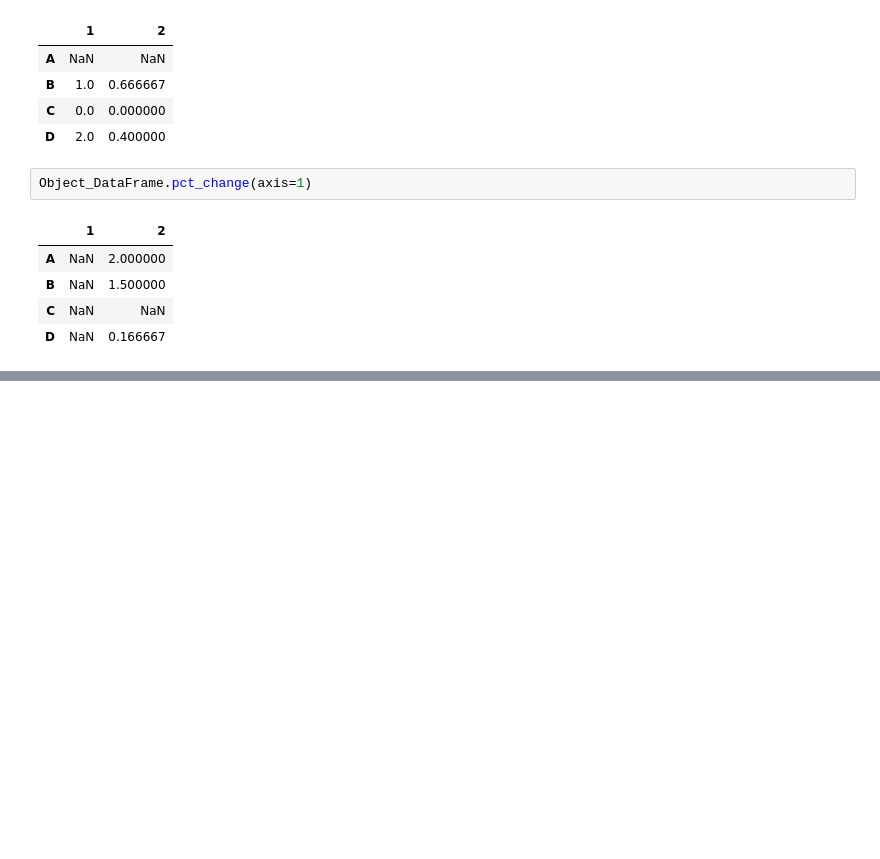
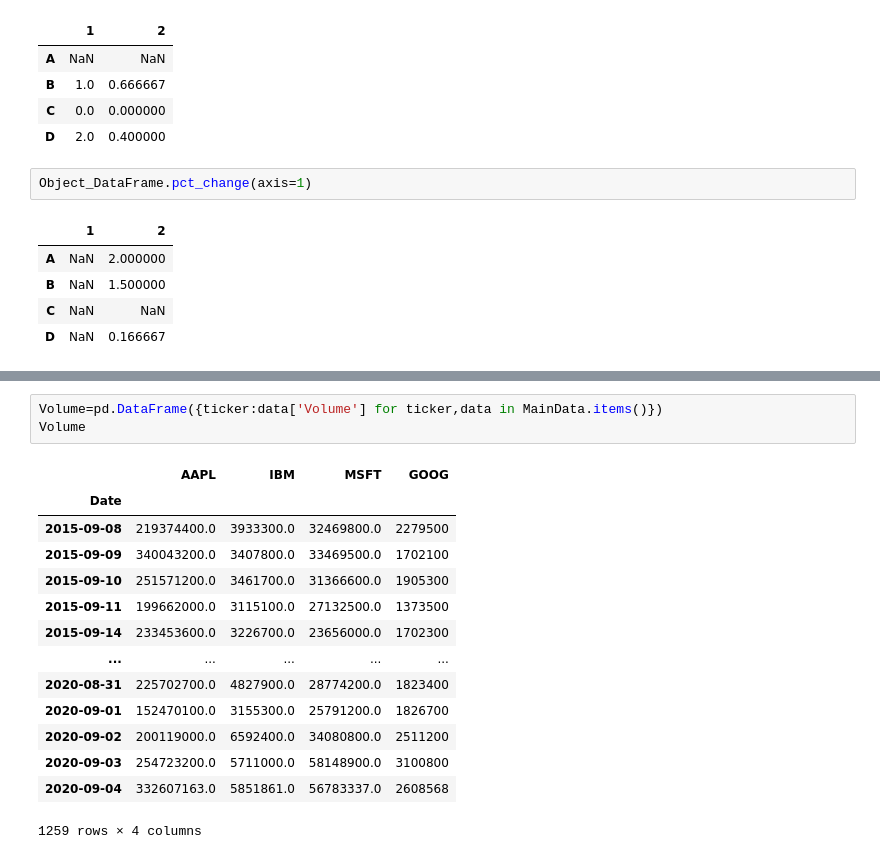
Before and after one commit to alekhaya99/Pandas_Tutorial, a Jupyter notebook: Pandas_Tutorial_3.ipynb, the cells around one changed output, grey strips where cells are left out. Cells and saved outputs as stored; diff of their text form; blank space fills up the shorter version.

```diff
--- a/Pandas_Tutorial_3.ipynb
+++ b/Pandas_Tutorial_3.ipynb
@@ -394,0 +440,18 @@ Object_DataFrame.pct_change(axis=1)
+# %%
+Volume=pd.DataFrame({ticker:data['Volume'] for ticker,data in MainData.items()})
+Volume
+# %% [output]
+|  | AAPL | IBM | MSFT | GOOG |
+| Date |  |  |  |  |
+| 2015-09-08 | 219374400.0 | 3933300.0 | 32469800.0 | 2279500 |
+| 2015-09-09 | 340043200.0 | 3407800.0 | 33469500.0 | 1702100 |
+| 2015-09-10 | 251571200.0 | 3461700.0 | 31366600.0 | 1905300 |
+| 2015-09-11 | 199662000.0 | 3115100.0 | 27132500.0 | 1373500 |
+| 2015-09-14 | 233453600.0 | 3226700.0 | 23656000.0 | 1702300 |
+| ... | ... | ... | ... | ... |
+| 2020-08-31 | 225702700.0 | 4827900.0 | 28774200.0 | 1823400 |
+| 2020-09-01 | 152470100.0 | 3155300.0 | 25791200.0 | 1826700 |
+| 2020-09-02 | 200119000.0 | 6592400.0 | 34080800.0 | 2511200 |
+| 2020-09-03 | 254723200.0 | 5711000.0 | 58148900.0 | 3100800 |
+| 2020-09-04 | 332607163.0 | 5851861.0 | 56783337.0 | 2608568 |
+1259 rows × 4 columns
```
Also changed, not shown: parts of 13 cells of this notebook.
